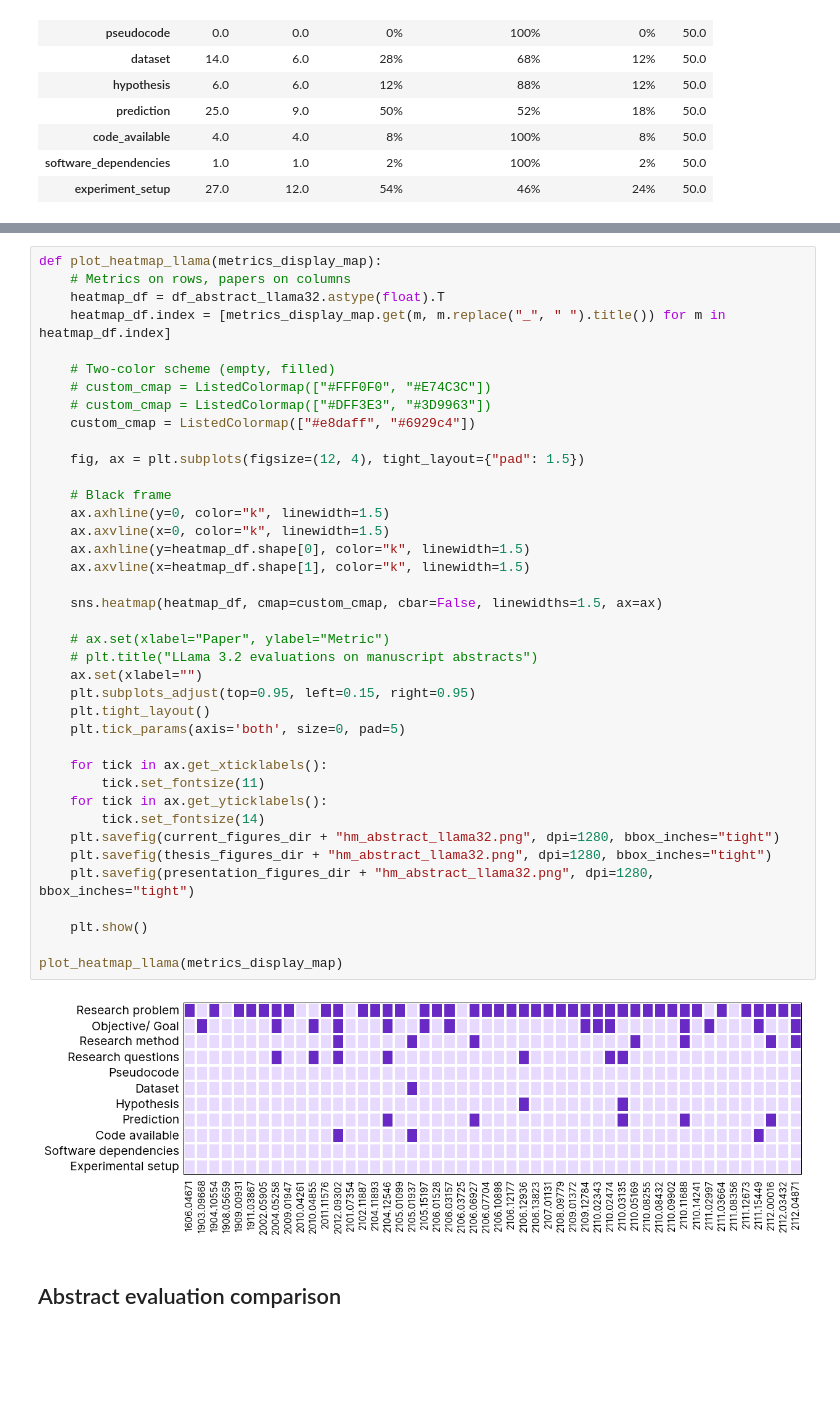
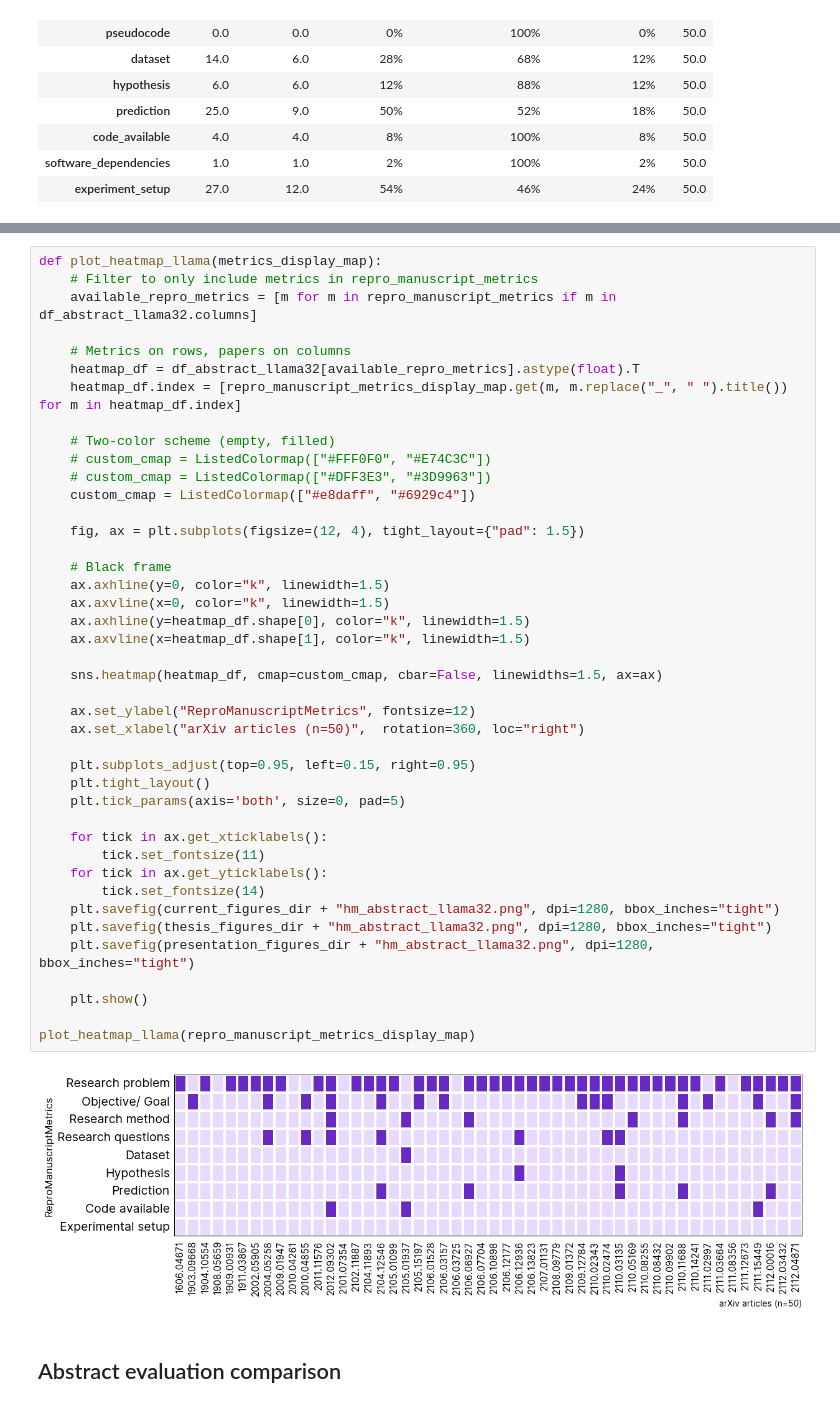
Before and after one commit to Machine-Learning-Pipelines/reproscreener, a Jupyter notebook: docs/manual_evaluation_explorer.ipynb, the cells around one changed output, grey strips where cells are left out. Saved outputs shown, nothing was run; the diff lists cells and outputs as text; blank space fills up the shorter version.

```diff
--- a/docs/manual_evaluation_explorer.ipynb
+++ b/docs/manual_evaluation_explorer.ipynb
@@ -367,44 +468,47 @@ tab_percent_abs_llama32
 # %%
 def plot_heatmap_llama(metrics_display_map):
+    # Filter to only include metrics in repro_manuscript_metrics
+    available_repro_metrics = [m for m in repro_manuscript_metrics if m in df_abstract_llama32.columns]
+
     # Metrics on rows, papers on columns
-    heatmap_df = df_abstract_llama32.astype(float).T
-    heatmap_df.index = [metrics_display_map.get(m, m.replace("_", " ").title()) for m in heatmap_df.index]
+    heatmap_df = df_abstract_llama32[available_repro_metrics].astype(float).T
+    heatmap_df.index = [repro_manuscript_metrics_display_map.get(m, m.replace("_", " ").title()) for m in heatmap_df.index]
 
     # Two-color scheme (empty, filled)
     # custom_cmap = ListedColormap(["#FFF0F0", "#E74C3C"])
     # custom_cmap = ListedColormap(["#DFF3E3", "#3D9963"])
     custom_cmap = ListedColormap(["#e8daff", "#6929c4"])
 
     fig, ax = plt.subplots(figsize=(12, 4), tight_layout={"pad": 1.5})
 
     # Black frame
     ax.axhline(y=0, color="k", linewidth=1.5)
     ax.axvline(x=0, color="k", linewidth=1.5)
     ax.axhline(y=heatmap_df.shape[0], color="k", linewidth=1.5)
     ax.axvline(x=heatmap_df.shape[1], color="k", linewidth=1.5)
 
     sns.heatmap(heatmap_df, cmap=custom_cmap, cbar=False, linewidths=1.5, ax=ax)
 
-    # ax.set(xlabel="Paper", ylabel="Metric")
-    # plt.title("LLama 3.2 evaluations on manuscript abstracts")
-    ax.set(xlabel="")
+    ax.set_ylabel("ReproManuscriptMetrics", fontsize=12)
+    ax.set_xlabel("arXiv articles (n=50)",  rotation=360, loc="right")
+
     plt.subplots_adjust(top=0.95, left=0.15, right=0.95)
     plt.tight_layout()
     plt.tick_params(axis='both', size=0, pad=5)
 
     for tick in ax.get_xticklabels():
         tick.set_fontsize(11)
     for tick in ax.get_yticklabels():
         tick.set_fontsize(14)
     plt.savefig(current_figures_dir + "hm_abstract_llama32.png", dpi=1280, bbox_inches="tight")
     plt.savefig(thesis_figures_dir + "hm_abstract_llama32.png", dpi=1280, bbox_inches="tight")
     plt.savefig(presentation_figures_dir + "hm_abstract_llama32.png", dpi=1280, bbox_inches="tight")
 
     plt.show()
 
-plot_heatmap_llama(metrics_display_map)
+plot_heatmap_llama(repro_manuscript_metrics_display_map)
 # %% [output]
-[figure, old version]
+[figure, new version]
 # %% [markdown]
 ## Abstract evaluation comparison
 # %%
```
Also changed, not shown: parts of 5 cells of this notebook, 4 other files.
